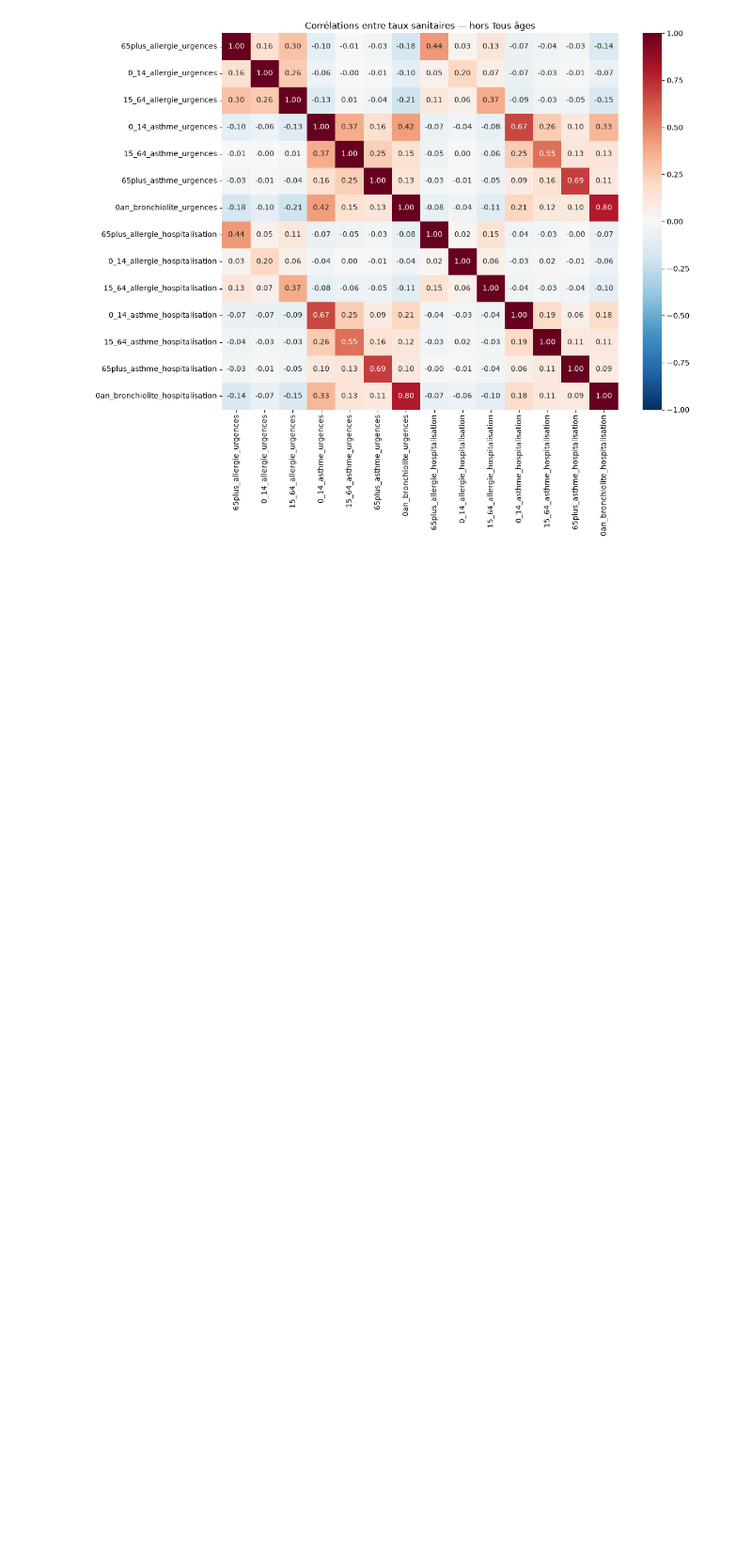
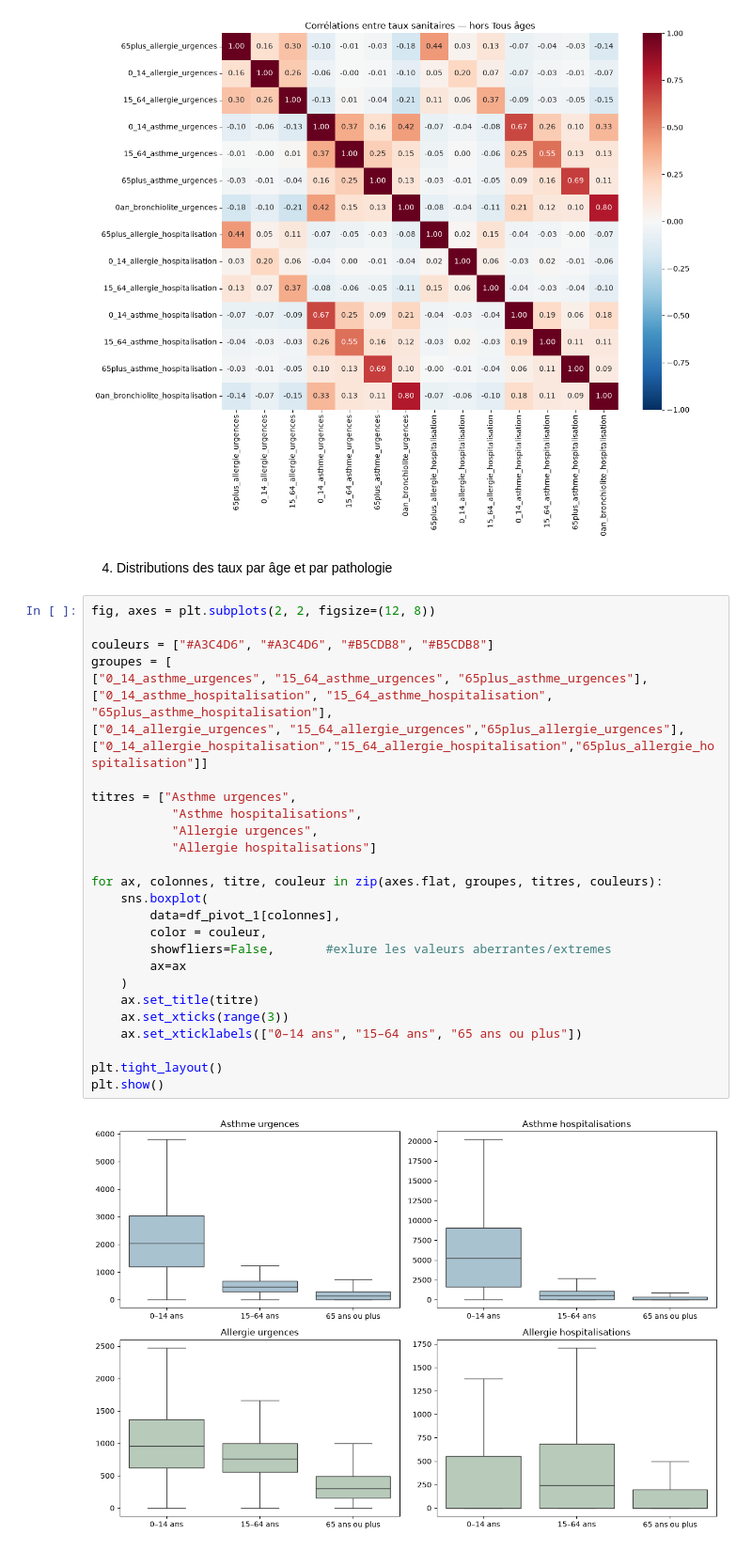
Before and after one commit to jbrocardplatim/LIORA_PROJET_PATHO_RESPIRATOIRES, a Jupyter notebook: notebooks/Preprocessing_cibles_MLU.ipynb, the cells around one changed output. Shown at 94% size. Drawn from its saved outputs; the diff is of its cells as text; blank space fills up the shorter version.

```diff
--- a/notebooks/Preprocessing_cibles_MLU.ipynb
+++ b/notebooks/Preprocessing_cibles_MLU.ipynb
@@ -813,3 +879,35 @@ plt.tight_layout()
 plt.show()
 # %% [output]
 [figure]
+# %% [markdown]
+4. Distributions des taux par âge et par pathologie
+# %%
+fig, axes = plt.subplots(2, 2, figsize=(12, 8))
+
+couleurs = ["#A3C4D6", "#A3C4D6", "#B5CDB8", "#B5CDB8"]
+groupes = [
+["0_14_asthme_urgences", "15_64_asthme_urgences", "65plus_asthme_urgences"],
+["0_14_asthme_hospitalisation", "15_64_asthme_hospitalisation", "65plus_asthme_hospitalisation"],
+["0_14_allergie_urgences", "15_64_allergie_urgences","65plus_allergie_urgences"],
+["0_14_allergie_hospitalisation","15_64_allergie_hospitalisation","65plus_allergie_hospitalisation"]]
+
+titres = ["Asthme urgences",
+           "Asthme hospitalisations",
+           "Allergie urgences",
+           "Allergie hospitalisations"]
+
+for ax, colonnes, titre, couleur in zip(axes.flat, groupes, titres, couleurs):
+    sns.boxplot(
+        data=df_pivot_1[colonnes],
+        color = couleur,
+        showfliers=False,       #exlure les valeurs aberrantes/extremes
+        ax=ax
+    )
+    ax.set_title(titre)
+    ax.set_xticks(range(3))
+    ax.set_xticklabels(["0–14 ans", "15–64 ans", "65 ans ou plus"])
+
+plt.tight_layout()
+plt.show()
+# %% [output]
+[figure, added]
```
Also changed, not shown: parts of 8 cells of this notebook, 3 other files.
